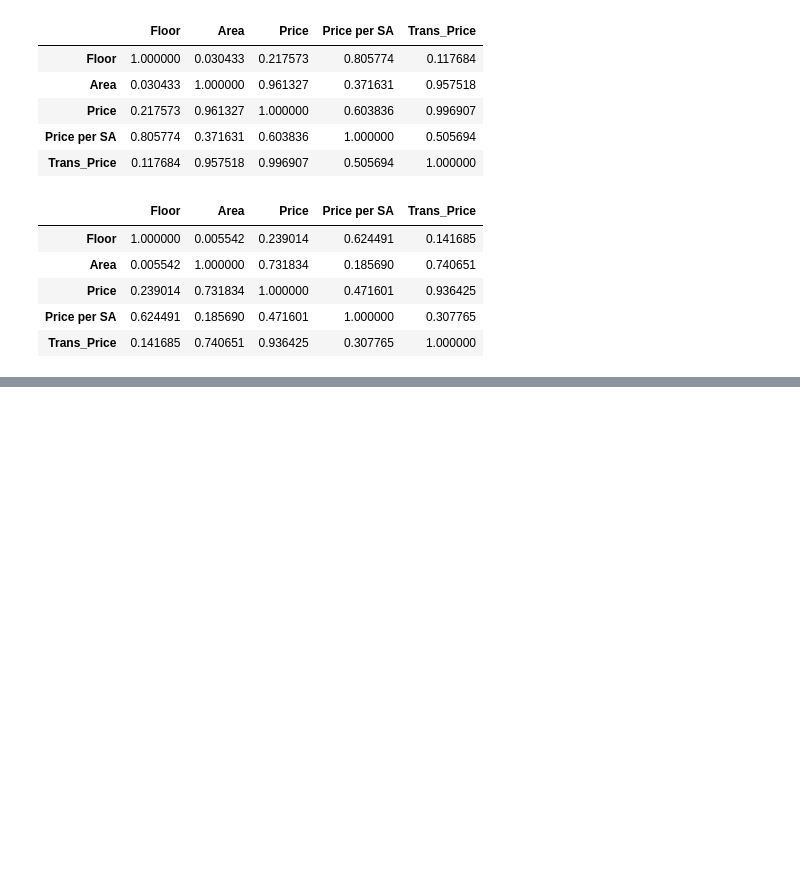
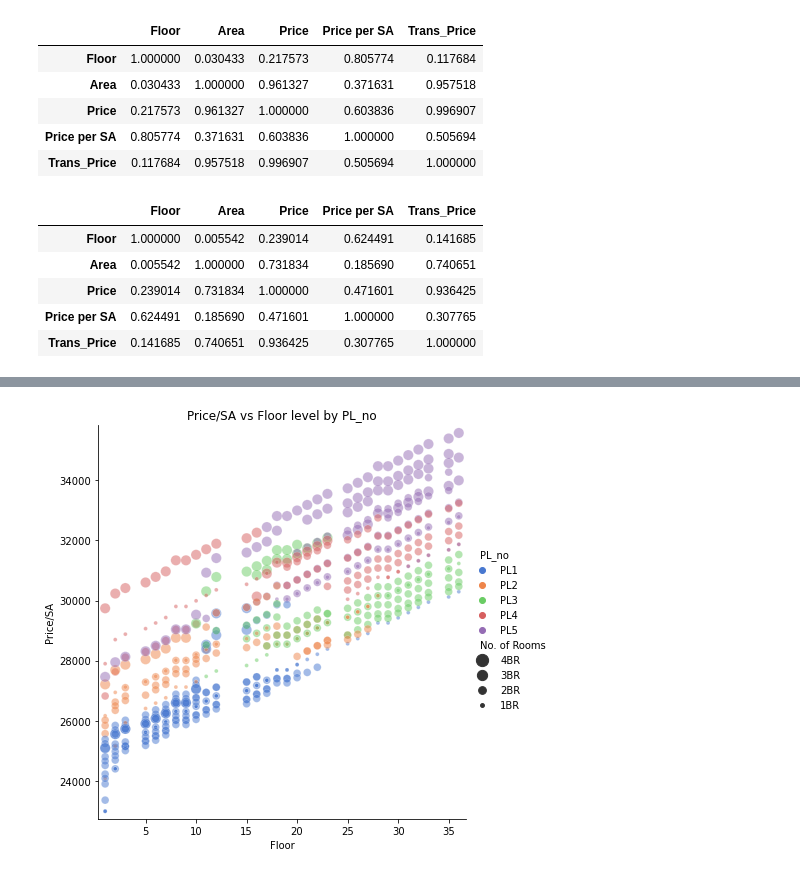
Before and after one commit to fl0c/Capstone_Two_Data_Wrangling, a Jupyter notebook: DataCapstone2_EDA.ipynb, the cells around one changed output, grey strips where cells are left out. Cells and saved outputs as stored; diff of their text form; code cells hidden in the pictures; blank space fills up the shorter version.

```diff
--- a/DataCapstone2_EDA.ipynb
+++ b/DataCapstone2_EDA.ipynb
@@ -114,0 +131,11 @@ plt.show()
+# %%
+# Relationship between price per SA and floor level, grouped by Price List
+sns.relplot(x='Floor', y='Price per SA', data=df, hue='PL_no', hue_order=['PL1','PL2','PL3','PL4','PL5'], size='No. of Rooms',
+            sizes=(15, 150), size_order = ['4BR','3BR','2BR','1BR'], palette="muted", height = 6, alpha=0.5)
+plt.margins(0.02)
+plt.xlabel('Floor')
+plt.ylabel('Price/SA')
+plt.title('Price/SA vs Floor level by PL_no')
+plt.show()
+# %% [output]
+[figure, added]
```
Also changed, not shown: parts of 36 cells of this notebook.
